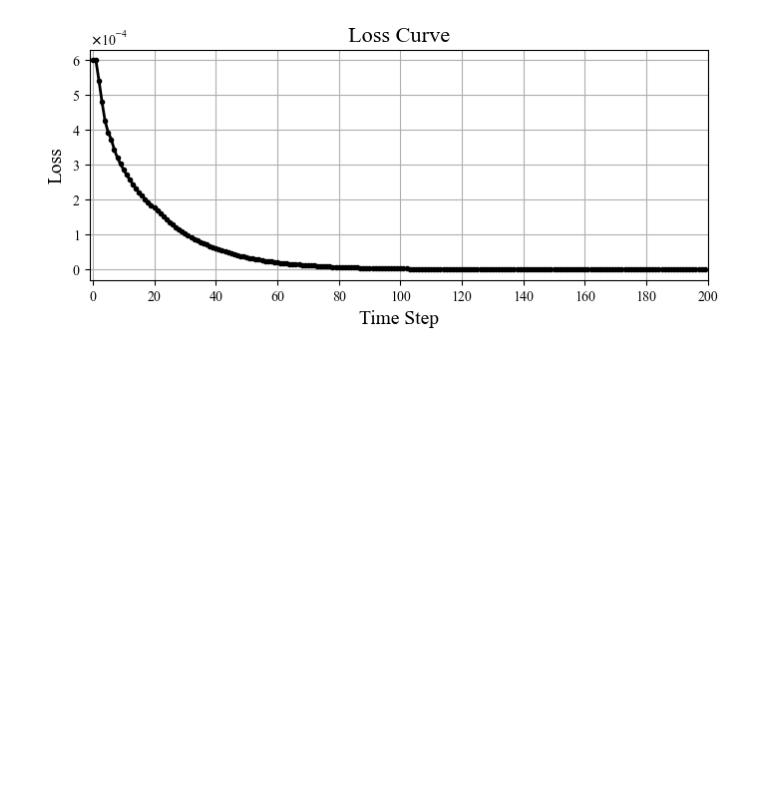
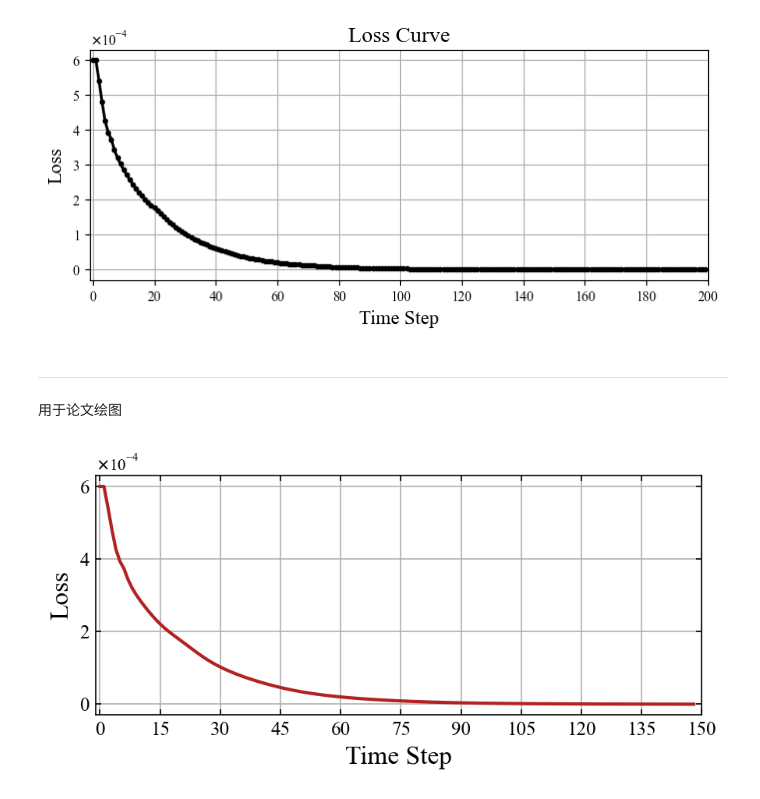
Before and after one commit to yang-si-hang/paper-2023, a Jupyter notebook: Test branch/SOFACode/20240915-Liver Control/Model.ipynb, the cells around one changed output. Cells and saved outputs as stored; diff of their text form; code cells hidden in the pictures; blank space fills up the shorter version.

Commit message:
202410091901-experiment & multi-contact

```diff
--- a/Test branch/SOFACode/20240915-Liver Control/Model.ipynb
+++ b/Test branch/SOFACode/20240915-Liver Control/Model.ipynb
@@ -101,3 +110,28 @@ sofa_contact_pos = np.loadtxt(f'sofa_contact_pos_list{num}.csv', delimiter=',')
 plot_loss(loss_np)
 # %% [output]
 [figure]
+# %% [markdown]
+---
+用于论文绘图
+# %%
+# plot_step_num = loss_np.shape[0]
+plot_step_num = 150
+fig = plt.figure(figsize=(6, 3), dpi=150)
+gs = GridSpec(1, 1, figure=fig)
+
+step_num = loss_np.shape[0]
+axs_loss = fig.add_subplot(gs[0, :])
+axs_loss.plot(loss_np[:plot_step_num-1], marker='', markerfacecolor='white', linestyle='-', linewidth=2, color='firebrick')
+# axs_loss.set_title('Loss Curve', fontsize=16, fontname='Times New Roman')
+axs_loss.set_xlabel('Time Step', fontsize=16, fontname='Times New Roman')
+axs_loss.set_ylabel('Loss', fontsize=16, fontname='Times New Roman')
+axs_loss.set_xlim([-1, plot_step_num])
+axs_loss.xaxis.set_major_locator(MultipleLocator(15))
+axs_loss.ticklabel_format(axis='y', style='sci', scilimits=(-1, 1), useLocale=False, useMathText=True)
+axs_loss.tick_params(axis='both', which='major', labelsize=12, direction='in', top=True, right=True)
+axs_loss.grid(True)
+
+plt.tight_layout()
+fig.savefig(f'liver-node-loss.svg', transparent=True, dpi=300, bbox_inches='tight')
+# %% [output]
+[figure, added]
```
Also changed, not shown: parts of 5 cells of this notebook, 13 other files.
